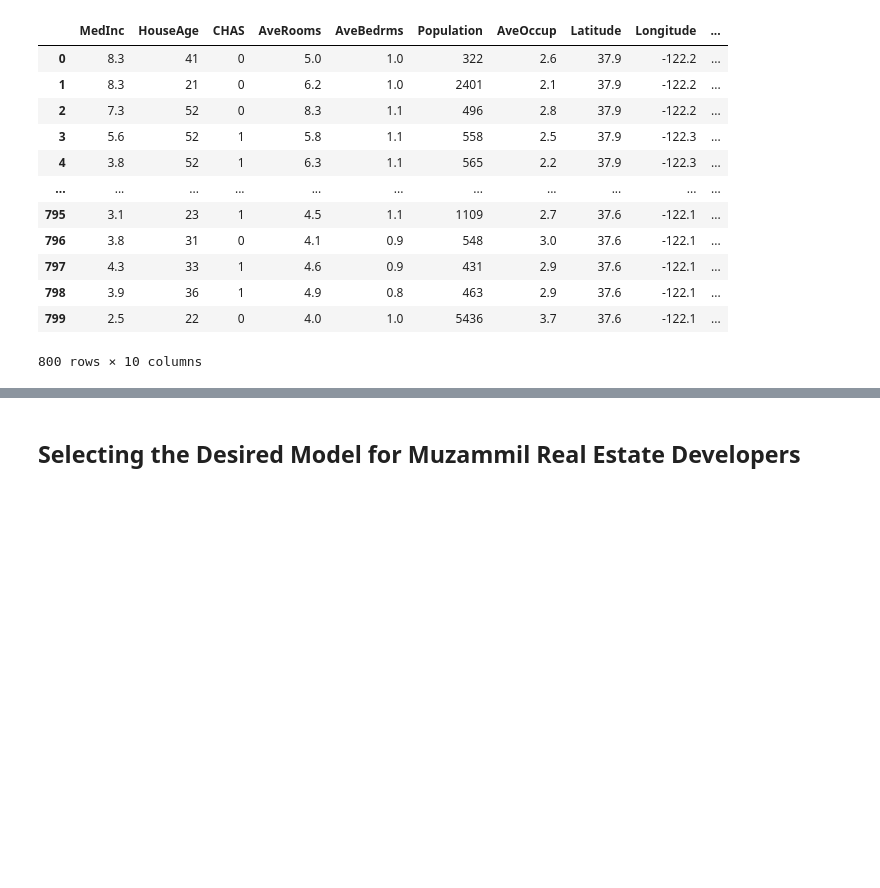
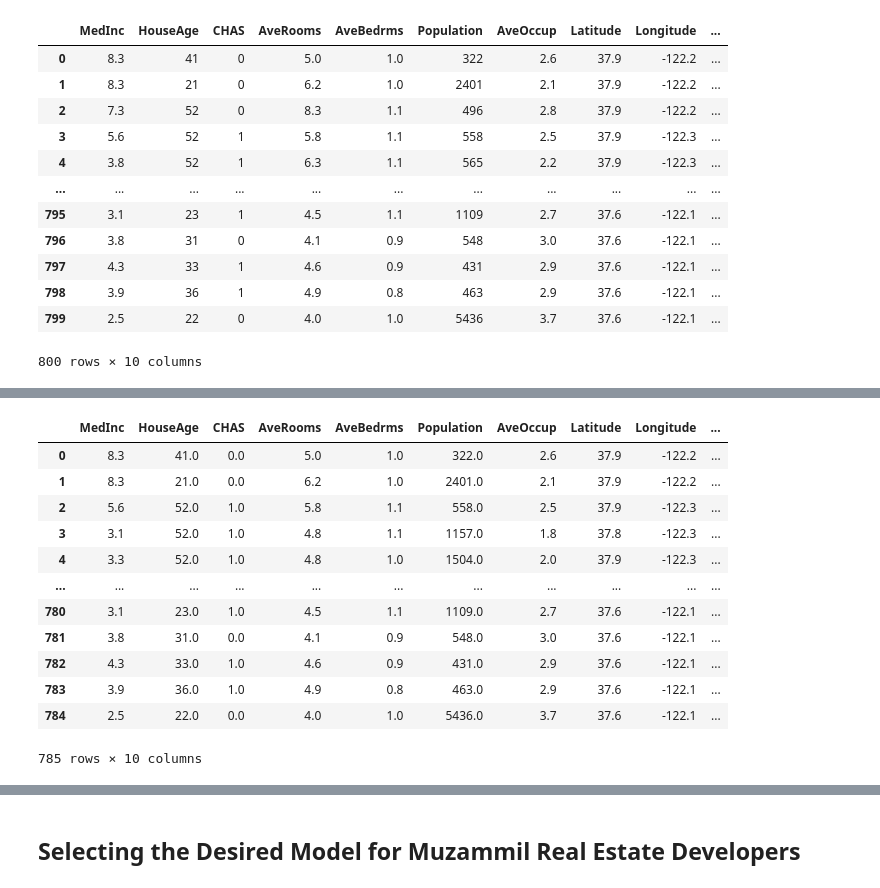
Before and after one commit to muzammalshafique/muzammil_real_estate_developers_price_prediction, a Jupyter notebook: muzammil_real_estate_developers_price_prediction.ipynb, the cells around one changed output, grey strips where cells are left out. Cells and saved outputs as stored; diff of their text form; code cells hidden in the pictures; blank space fills up the shorter version.

```diff
--- a/muzammil_real_estate_developers_price_prediction.ipynb
+++ b/muzammil_real_estate_developers_price_prediction.ipynb
@@ -78,0 +129,16 @@ housing1
+# %%
+housing1_modified
+# %% [output]
+|  | MedInc | HouseAge | CHAS | AveRooms | AveBedrms | Population | AveOccup | Latitude | Longitude | ... |
+| 0 | 8.3 | 41.0 | 0.0 | 5.0 | 1.0 | 322.0 | 2.6 | 37.9 | -122.2 | ... |
+| 1 | 8.3 | 21.0 | 0.0 | 6.2 | 1.0 | 2401.0 | 2.1 | 37.9 | -122.2 | ... |
+| 2 | 5.6 | 52.0 | 1.0 | 5.8 | 1.1 | 558.0 | 2.5 | 37.9 | -122.3 | ... |
+| 3 | 3.1 | 52.0 | 1.0 | 4.8 | 1.1 | 1157.0 | 1.8 | 37.8 | -122.3 | ... |
+| 4 | 3.3 | 52.0 | 1.0 | 4.8 | 1.0 | 1504.0 | 2.0 | 37.9 | -122.3 | ... |
+| ... | ... | ... | ... | ... | ... | ... | ... | ... | ... | ... |
+| 780 | 3.1 | 23.0 | 1.0 | 4.5 | 1.1 | 1109.0 | 2.7 | 37.6 | -122.1 | ... |
+| 781 | 3.8 | 31.0 | 0.0 | 4.1 | 0.9 | 548.0 | 3.0 | 37.6 | -122.1 | ... |
+| 782 | 4.3 | 33.0 | 1.0 | 4.6 | 0.9 | 431.0 | 2.9 | 37.6 | -122.1 | ... |
+| 783 | 3.9 | 36.0 | 1.0 | 4.9 | 0.8 | 463.0 | 2.9 | 37.6 | -122.1 | ... |
+| 784 | 2.5 | 22.0 | 0.0 | 4.0 | 1.0 | 5436.0 | 3.7 | 37.6 | -122.1 | ... |
+785 rows × 10 columns
```
Also changed, not shown: parts of 17 cells of this notebook.
